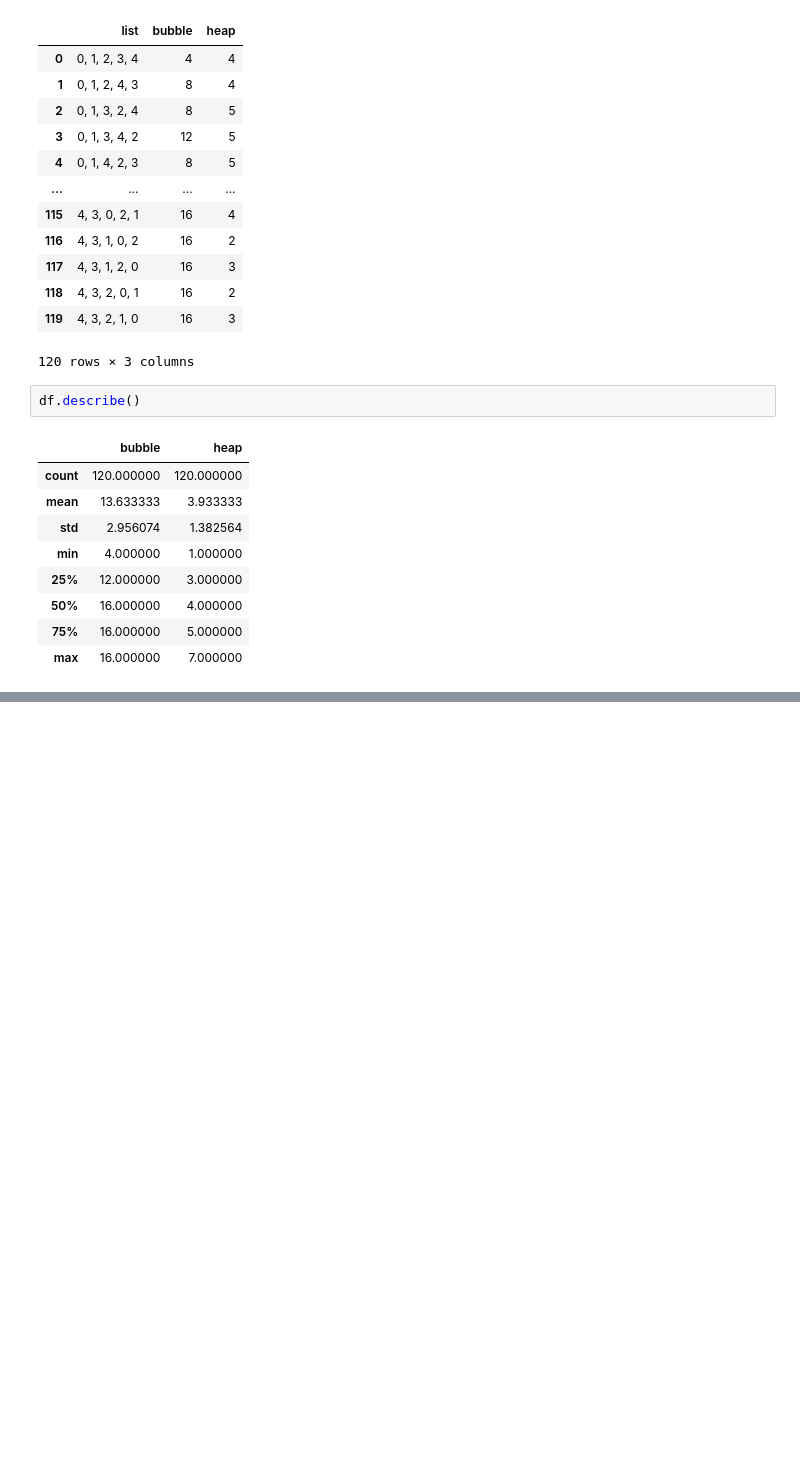
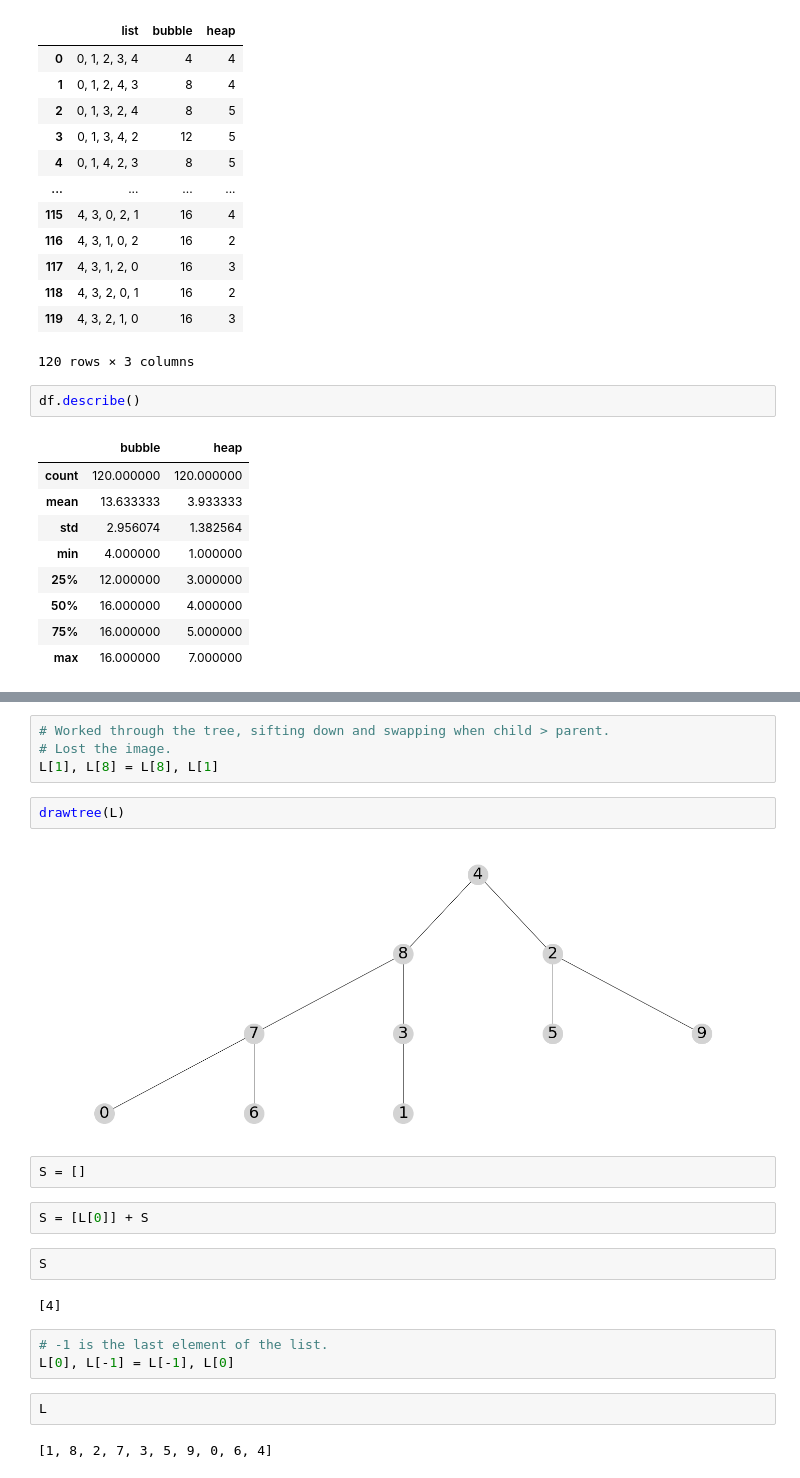
Before and after one commit to DavidMulhern/heapsort, a Jupyter notebook: Heap Sort.ipynb, the cells around one changed output, grey strips where cells are left out. Saved outputs shown, nothing was run; the diff lists cells and outputs as text; blank space fills up the shorter version.

```diff
--- a/Heap Sort.ipynb
+++ b/Heap Sort.ipynb
@@ -430,0 +481,23 @@ df.describe()
+# %%
+# Worked through the tree, sifting down and swapping when child > parent.
+# Lost the image.
+L[1], L[8] = L[8], L[1]
+# %%
+drawtree(L)
+# %% [output]
+[figure, added]
+# %%
+S = []
+# %%
+S = [L[0]] + S
+# %%
+S
+# %% [output]
+[4]
+# %%
+# -1 is the last element of the list.
+L[0], L[-1] = L[-1], L[0]
+# %%
+L
+# %% [output]
+[1, 8, 2, 7, 3, 5, 9, 0, 6, 4]
```
Also changed, not shown: parts of 20 cells of this notebook.
